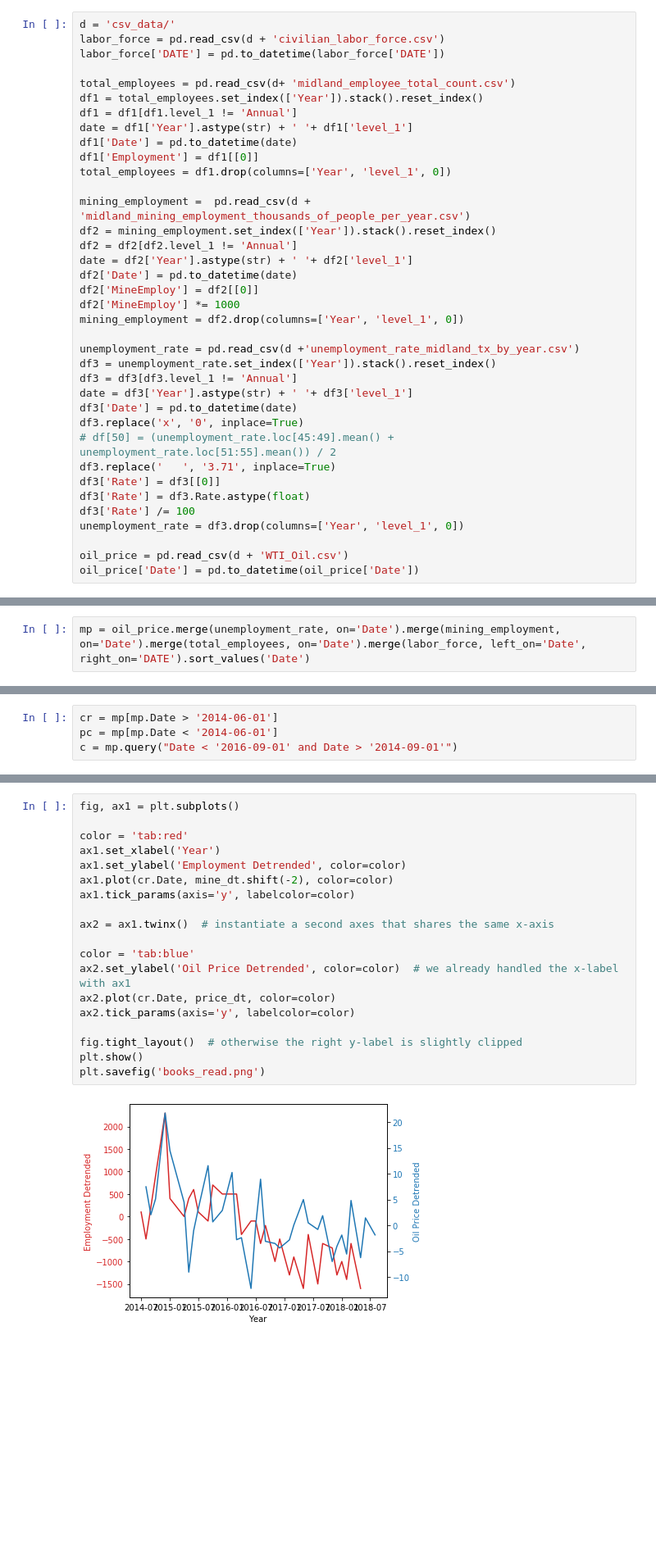
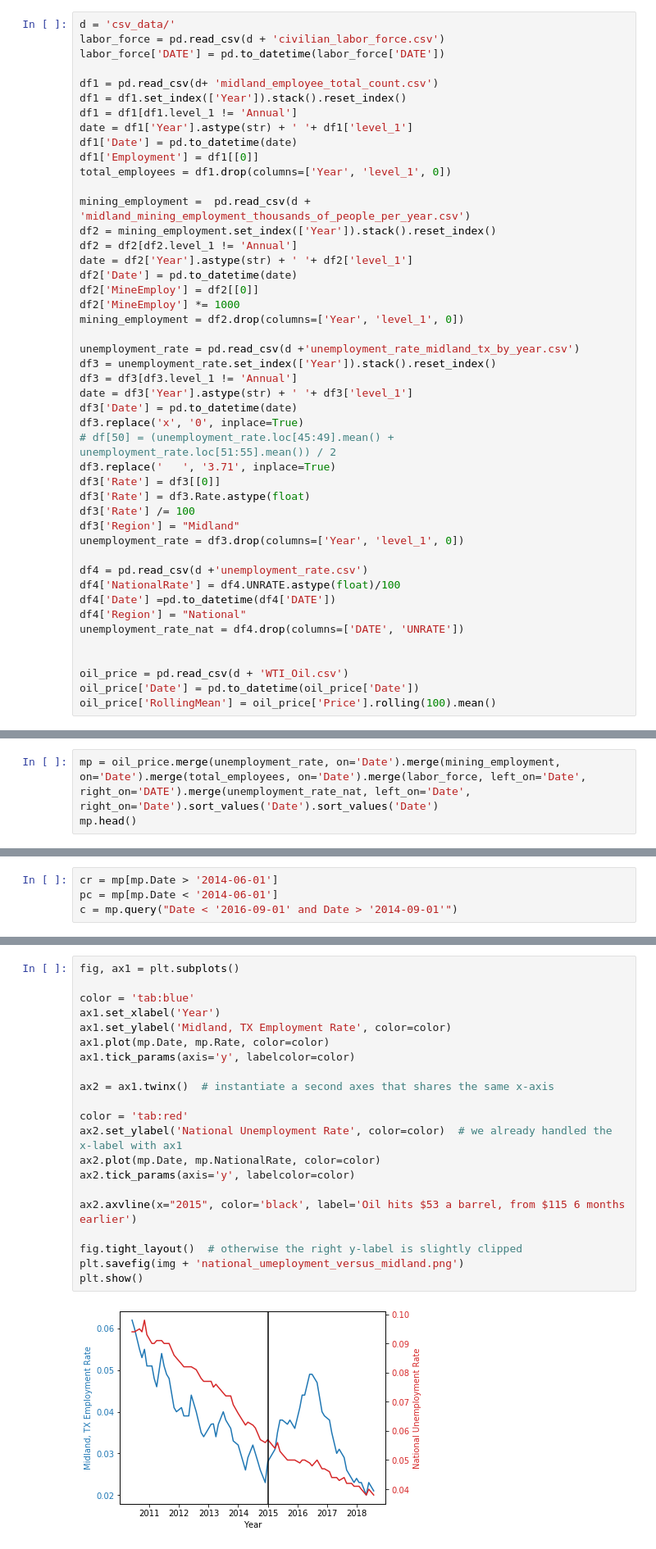
Before and after one commit to rorygwozdz/isf, a Jupyter notebook: shatterproofing_code/risk.ipynb, the cells around one changed output, grey strips where cells are left out. Shown at 82% size. Cells and saved outputs as stored; diff of their text form; blank space fills up the shorter version.

```diff
--- a/shatterproofing_code/risk.ipynb
+++ b/shatterproofing_code/risk.ipynb
@@ -8,8 +9,8 @@ d = 'csv_data/'
 labor_force = pd.read_csv(d + 'civilian_labor_force.csv')
 labor_force['DATE'] = pd.to_datetime(labor_force['DATE'])
 
-total_employees = pd.read_csv(d+ 'midland_employee_total_count.csv')
-df1 = total_employees.set_index(['Year']).stack().reset_index()
+df1 = pd.read_csv(d+ 'midland_employee_total_count.csv')
+df1 = df1.set_index(['Year']).stack().reset_index()
 df1 = df1[df1.level_1 != 'Annual']
 date = df1['Year'].astype(str) + ' '+ df1['level_1']
 df1['Date'] = pd.to_datetime(date)
@@ -36,7 +37,16 @@ df3.replace('   ', '3.71', inplace=True)
 df3['Rate'] = df3[[0]]
 df3['Rate'] = df3.Rate.astype(float)
 df3['Rate'] /= 100
+df3['Region'] = "Midland"
 unemployment_rate = df3.drop(columns=['Year', 'level_1', 0])
+
+df4 = pd.read_csv(d +'unemployment_rate.csv')
+df4['NationalRate'] = df4.UNRATE.astype(float)/100
+df4['Date'] =pd.to_datetime(df4['DATE'])
+df4['Region'] = "National"
+unemployment_rate_nat = df4.drop(columns=['DATE', 'UNRATE'])
+
 
 oil_price = pd.read_csv(d + 'WTI_Oil.csv')
 oil_price['Date'] = pd.to_datetime(oil_price['Date'])
+oil_price['RollingMean'] = oil_price['Price'].rolling(100).mean()
@@ -91,2 +80,3 @@ unemployment_rate
 # %%
-mp = oil_price.merge(unemployment_rate, on='Date').merge(mining_employment, on='Date').merge(total_employees, on='Date').merge(labor_force, left_on='Date', right_on='DATE').sort_values('Date')
+mp = oil_price.merge(unemployment_rate, on='Date').merge(mining_employment, on='Date').merge(total_employees, on='Date').merge(labor_force, left_on='Date', right_on='DATE').merge(unemployment_rate_nat, left_on='Date', right_on='Date').sort_values('Date').sort_values('Date')
+mp.head()
@@ -195,21 +163,23 @@ plt.show()
 # %%
 fig, ax1 = plt.subplots()
 
-color = 'tab:red'
+color = 'tab:blue'
 ax1.set_xlabel('Year')
-ax1.set_ylabel('Employment Detrended', color=color)
-ax1.plot(cr.Date, mine_dt.shift(-2), color=color)
+ax1.set_ylabel('Midland, TX Employment Rate', color=color)
+ax1.plot(mp.Date, mp.Rate, color=color)
 ax1.tick_params(axis='y', labelcolor=color)
 
 ax2 = ax1.twinx()  # instantiate a second axes that shares the same x-axis
 
-color = 'tab:blue'
-ax2.set_ylabel('Oil Price Detrended', color=color)  # we already handled the x-label with ax1
-ax2.plot(cr.Date, price_dt, color=color)
+color = 'tab:red'
+ax2.set_ylabel('National Unemployment Rate', color=color)  # we already handled the x-label with ax1
+ax2.plot(mp.Date, mp.NationalRate, color=color)
 ax2.tick_params(axis='y', labelcolor=color)
 
+ax2.axvline(x="2015", color='black', label='Oil hits $53 a barrel, from $115 6 months earlier')
+
 fig.tight_layout()  # otherwise the right y-label is slightly clipped
+plt.savefig(img + 'national_umeployment_versus_midland.png')
 plt.show()
-plt.savefig('books_read.png')
 # %% [output]
-[figure, old version]
+[figure, new version]
```
Also changed, not shown: parts of 24 cells of this notebook, 15 other files.
